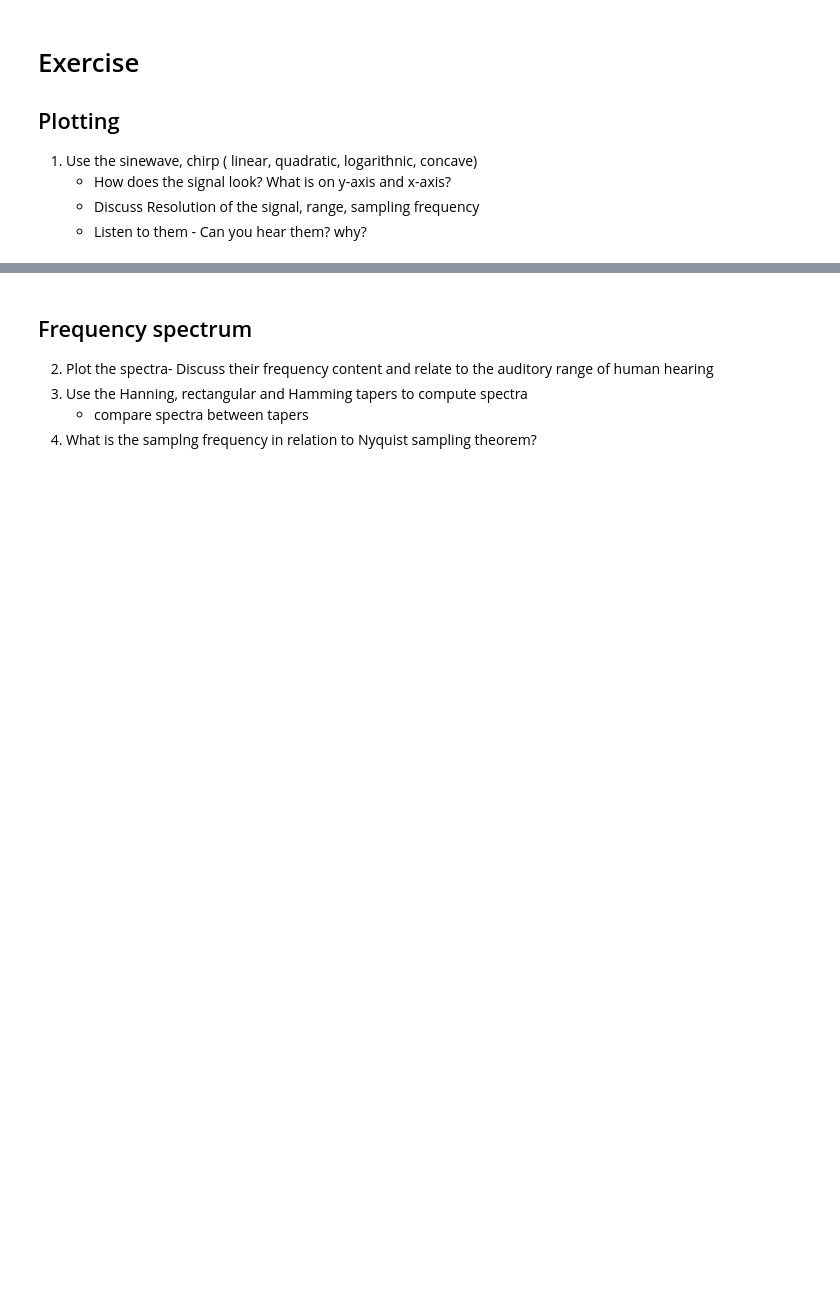
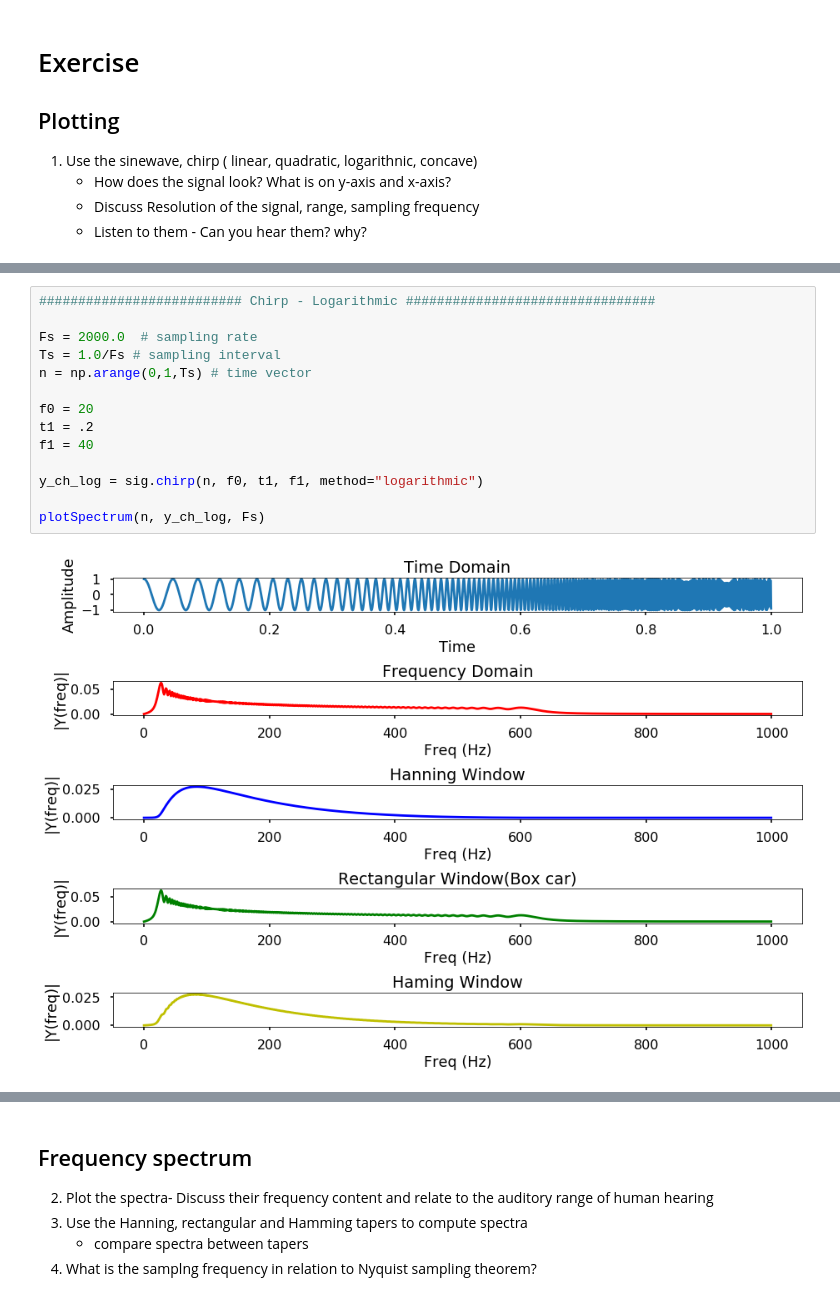
Before and after one commit to finetard/BM5150-NSP, a Jupyter notebook: bm19mtech11006/tutorial_1_basics.ipynb, the cells around one changed output, grey strips where cells are left out. Cells and saved outputs as stored; diff of their text form; blank space fills up the shorter version.

```diff
--- a/bm19mtech11006/tutorial_1_basics.ipynb
+++ b/bm19mtech11006/tutorial_1_basics.ipynb
@@ -173,0 +120,16 @@ plt.bar(f[:N // 2], np.abs(fft)[:N // 2] * 1 / N, width=1.5)  # 1 / N is a norma
+# %%
+########################## Chirp - Logarithmic ################################
+
+Fs = 2000.0  # sampling rate
+Ts = 1.0/Fs # sampling interval
+n = np.arange(0,1,Ts) # time vector
+
+f0 = 20
+t1 = .2
+f1 = 40
+
+y_ch_log = sig.chirp(n, f0, t1, f1, method="logarithmic")
+
+plotSpectrum(n, y_ch_log, Fs)
+# %% [output]
+[figure, added]
```
Also changed, not shown: parts of 11 cells of this notebook.
